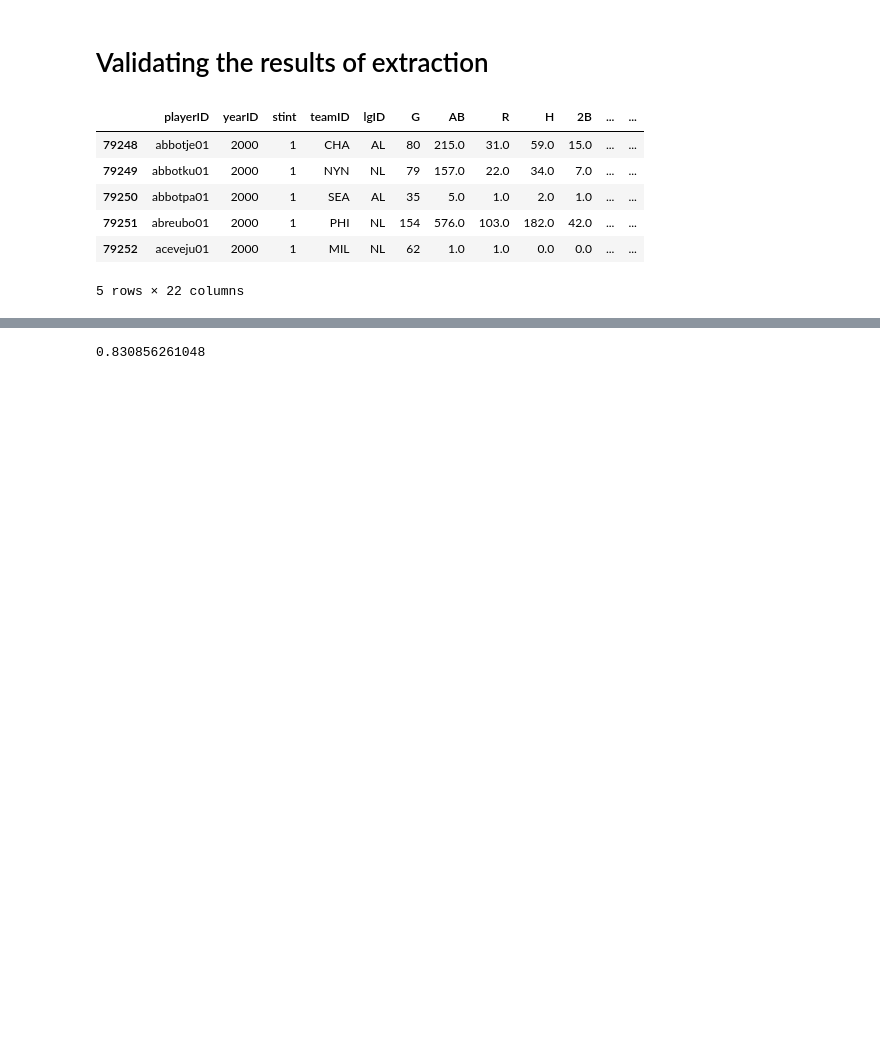
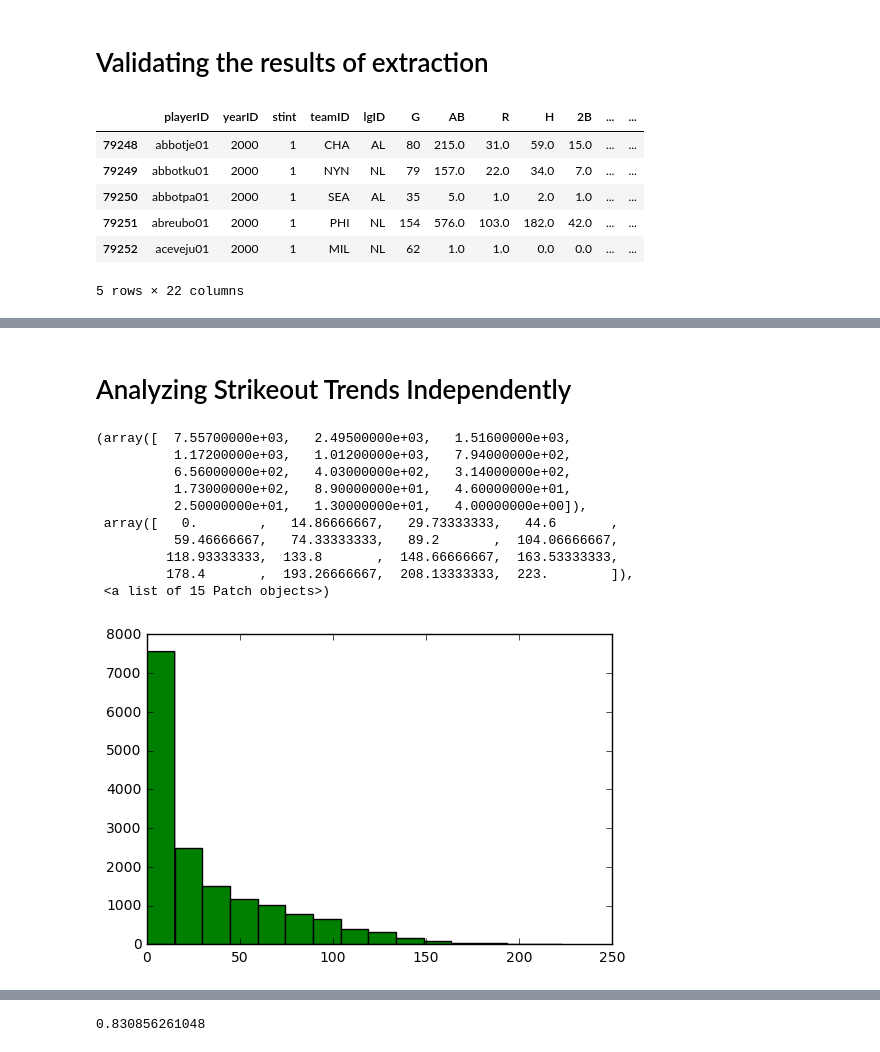
Before and after one commit to Ajinth/Python-Data-Analysis, a Jupyter notebook: P2_Baseball_Submission.ipynb, the cells around one changed output, grey strips where cells are left out. Saved outputs shown, nothing was run; the diff lists cells and outputs as text; code cells hidden in the pictures; blank space fills up the shorter version.

```diff
--- a/P2_Baseball_Submission.ipynb
+++ b/P2_Baseball_Submission.ipynb
@@ -82,0 +102,17 @@ The purpose of the analysis is to look at the correlation between batsman Strike
+# %% [markdown]
+# Analyzing Strikeout Trends Independently
+# %%
+strike_outs = raw_batting_df_nonzeroab['SO']
+plt.hist(strike_outs, bins = 15, color = 'g')
+# %% [output]
+(array([  7.55700000e+03,   2.49500000e+03,   1.51600000e+03,
+          1.17200000e+03,   1.01200000e+03,   7.94000000e+02,
+          6.56000000e+02,   4.03000000e+02,   3.14000000e+02,
+          1.73000000e+02,   8.90000000e+01,   4.60000000e+01,
+          2.50000000e+01,   1.30000000e+01,   4.00000000e+00]),
+ array([   0.        ,   14.86666667,   29.73333333,   44.6       ,
+          59.46666667,   74.33333333,   89.2       ,  104.06666667,
+         118.93333333,  133.8       ,  148.66666667,  163.53333333,
+         178.4       ,  193.26666667,  208.13333333,  223.        ]),
+ <a list of 15 Patch objects>)
+[figure, added]
```
Also changed, not shown: parts of 76 cells of this notebook.
